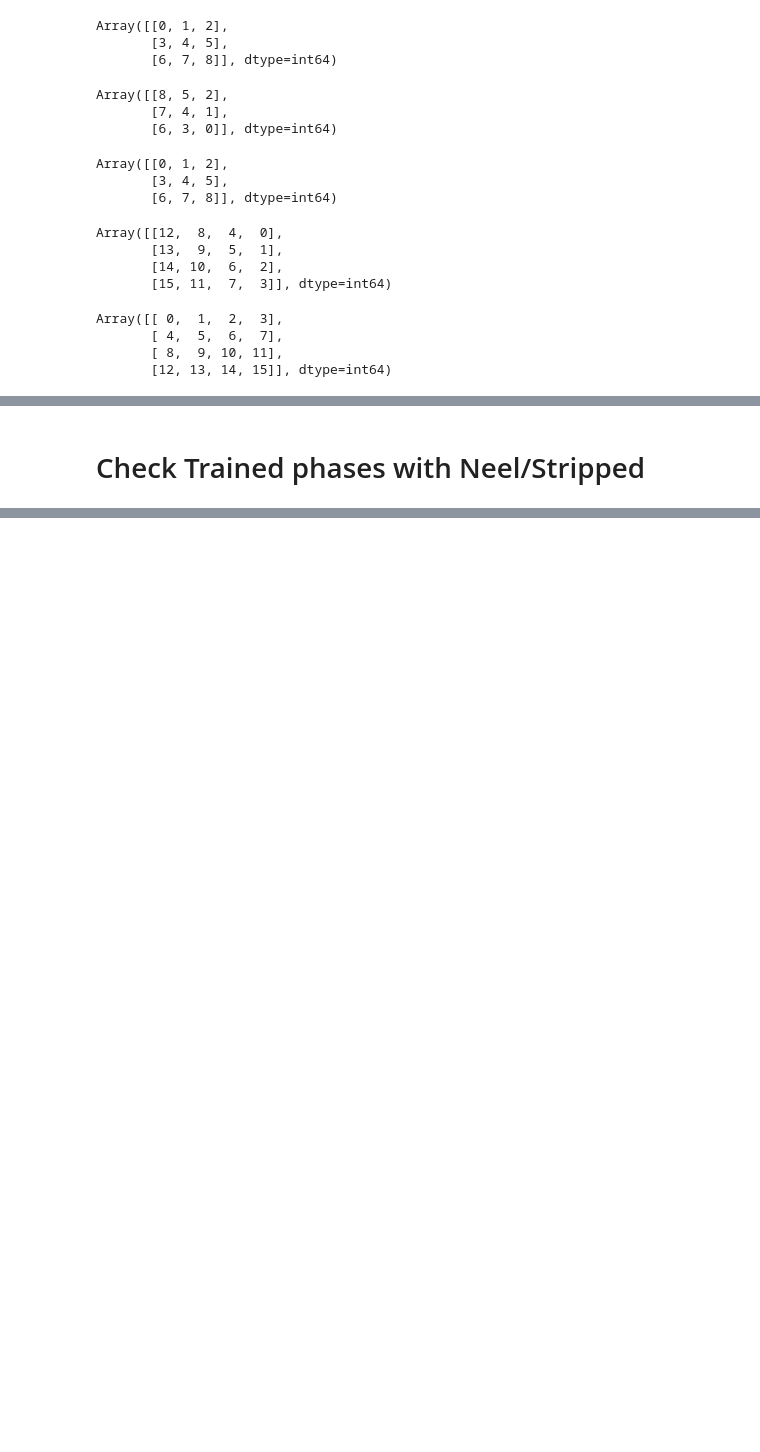
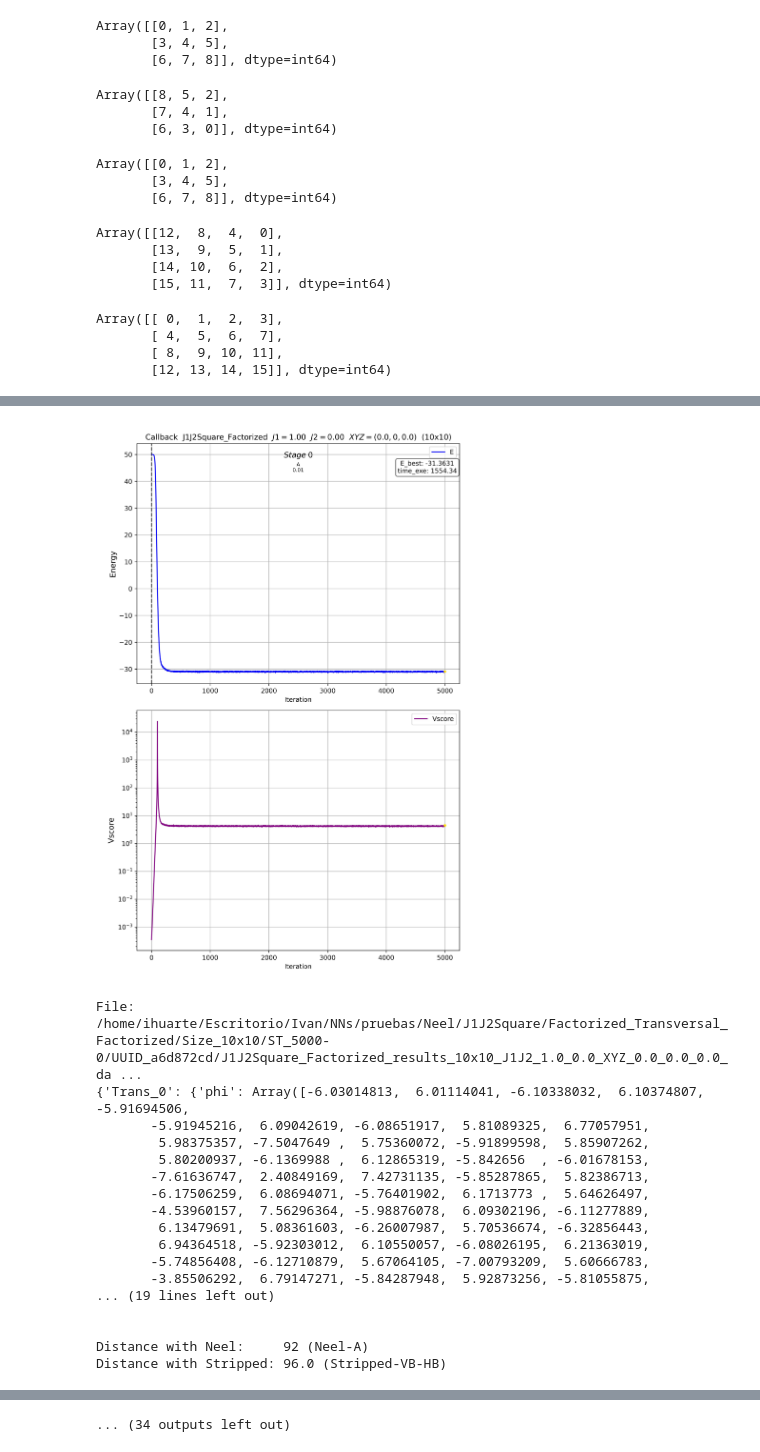
Before and after one commit to IvanHuarte/NNs, a Jupyter notebook: experiment.ipynb, the cells around one changed output, grey strips where cells are left out. Cells and saved outputs as stored; diff of their text form; code cells hidden in the pictures; blank space fills up the shorter version.

```diff
--- a/experiment.ipynb
+++ b/experiment.ipynb
@@ -377,8 +379,6 @@ for size in [(2,2), (2,3), (3,3), (4,3), (4,4), (4,5)]:
     ax.plot(jnp.linspace(-jnp.pi, jnp.pi, 1000), kde.evaluate(jnp.linspace(-jnp.pi, jnp.pi, 1000))[::-1], label="KDE with weights", color="blue")
     plt.show()
     plt.close()
-# %% [markdown]
-# Check Trained phases with Neel/Stripped
 # %%
 import glob
 from NN_module.saveNload import load_pytree
@@ -387,40 +387,59 @@ import json
 import matplotlib.pyplot as plt
 import matplotlib.image as mpimg
 import jax.numpy as jnp
-
-neel = distance_with_neel((4,4))
-stripped = distance_with_stripped((4,4))
+size = (10,10)
+neel = distance_with_neel(size)
+stripped = distance_with_stripped(size)
 
 parent = "/home/ihuarte/Escritorio/Ivan/NNs/pruebas/Neel/"
 paths_list = glob.glob(parent + "**/*_results_*.json", recursive=True)
 
 for path in paths_list:
 
     with open(path, 'r') as f:
         artifact = json.load(f)
 
     param_path =artifact["_artifacts"]["parameters"]
     callback_path = artifact["_artifacts"]["callback"]["plot"]
 
     img = mpimg.imread(callback_path)
     plt.figure(figsize=(15,15))
     plt.imshow(img)
     plt.axis('off')
     plt.show()
 
     parameters = load_pytree(param_path)
     print("\n")
     print(f"File: {path}")
     print(parameters)
-    parameters = parameters['Trans_0']['phi'].reshape((4,4))
+    parameters = parameters['Trans_0']['phi'].reshape(size)
     filtered_params = jnp.where(parameters < 0, -1, 1)
     print(filtered_params)
 
     dist_neel, neel_label = neel(filtered_params)
     dist_strip, strip_label = stripped(filtered_params)
 
     print("\n")
     print(f"Distance with Neel:     {dist_neel} ({neel_label})")
     print(f"Distance with Stripped: {dist_strip} ({strip_label})")
 
     print("\n")
+# %% [output]
+[figure, added]
+File: /home/ihuarte/Escritorio/Ivan/NNs/pruebas/Neel/J1J2Square/Factorized_Transversal_Factorized/Size_10x10/ST_5000-0/UUID_a6d872cd/J1J2Square_Factorized_results_10x10_J1J2_1.0_0.0_XYZ_0.0_0.0_0.0_da ...
+{'Trans_0': {'phi': Array([-6.03014813,  6.01114041, -6.10338032,  6.10374807, -5.91694506,
+       -5.91945216,  6.09042619, -6.08651917,  5.81089325,  6.77057951,
+        5.98375357, -7.5047649 ,  5.75360072, -5.91899598,  5.85907262,
+        5.80200937, -6.1369988 ,  6.12865319, -5.842656  , -6.01678153,
+       -7.61636747,  2.40849169,  7.42731135, -5.85287865,  5.82386713,
+       -6.17506259,  6.08694071, -5.76401902,  6.1713773 ,  5.64626497,
+       -4.53960157,  7.56296364, -5.98876078,  6.09302196, -6.11277889,
+        6.13479691,  5.08361603, -6.26007987,  5.70536674, -6.32856443,
+        6.94364518, -5.92303012,  6.10550057, -6.08026195,  6.21363019,
+       -5.74856408, -6.12710879,  5.67064105, -7.00793209,  5.60666783,
+       -3.85506292,  6.79147271, -5.84287948,  5.92873256, -5.81055875,
+... (19 lines left out)
+
+
+Distance with Neel:     92 (Neel-A)
+Distance with Stripped: 96.0 (Stripped-VB-HB)
@@ -426,0 +536 @@ for path in paths_list:
+... (34 outputs left out)
```
Also changed, not shown: parts of 3 cells of this notebook, 2 other files.
